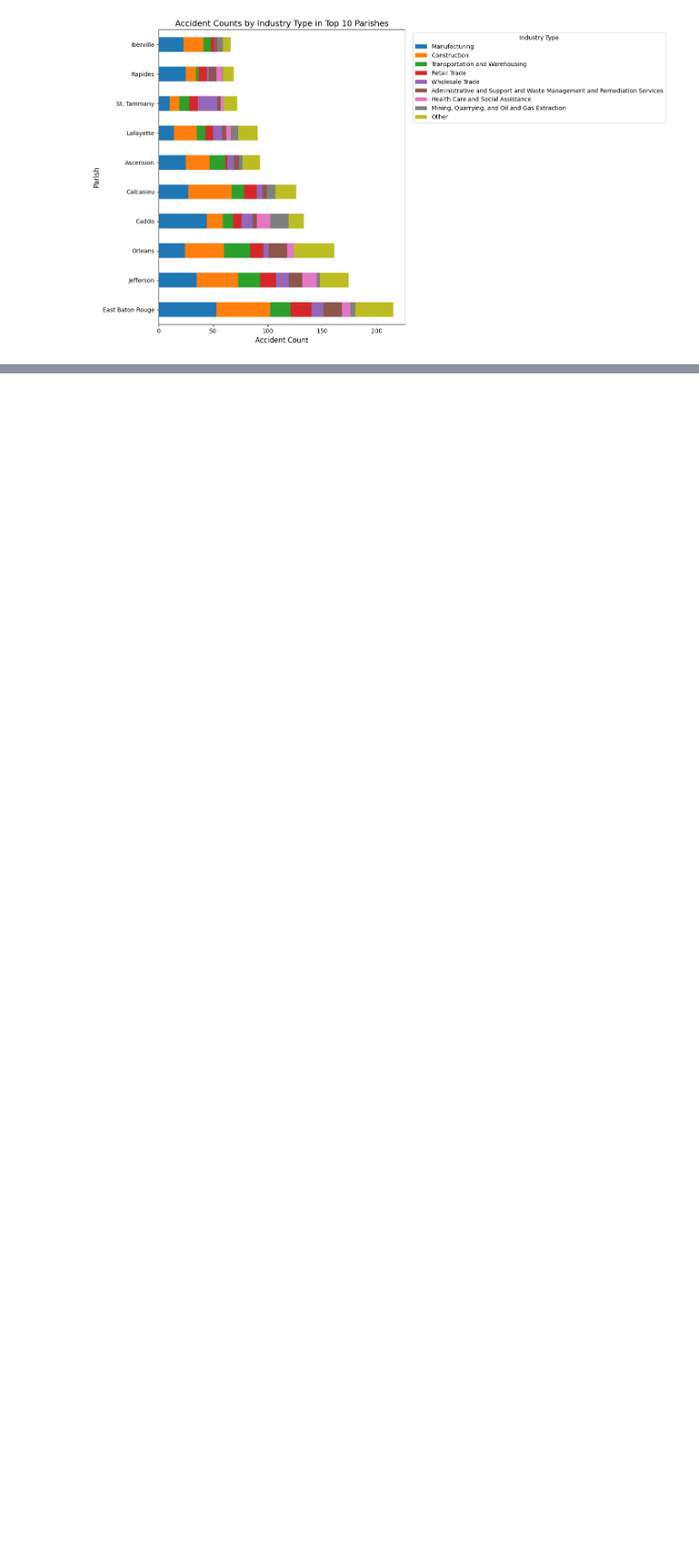
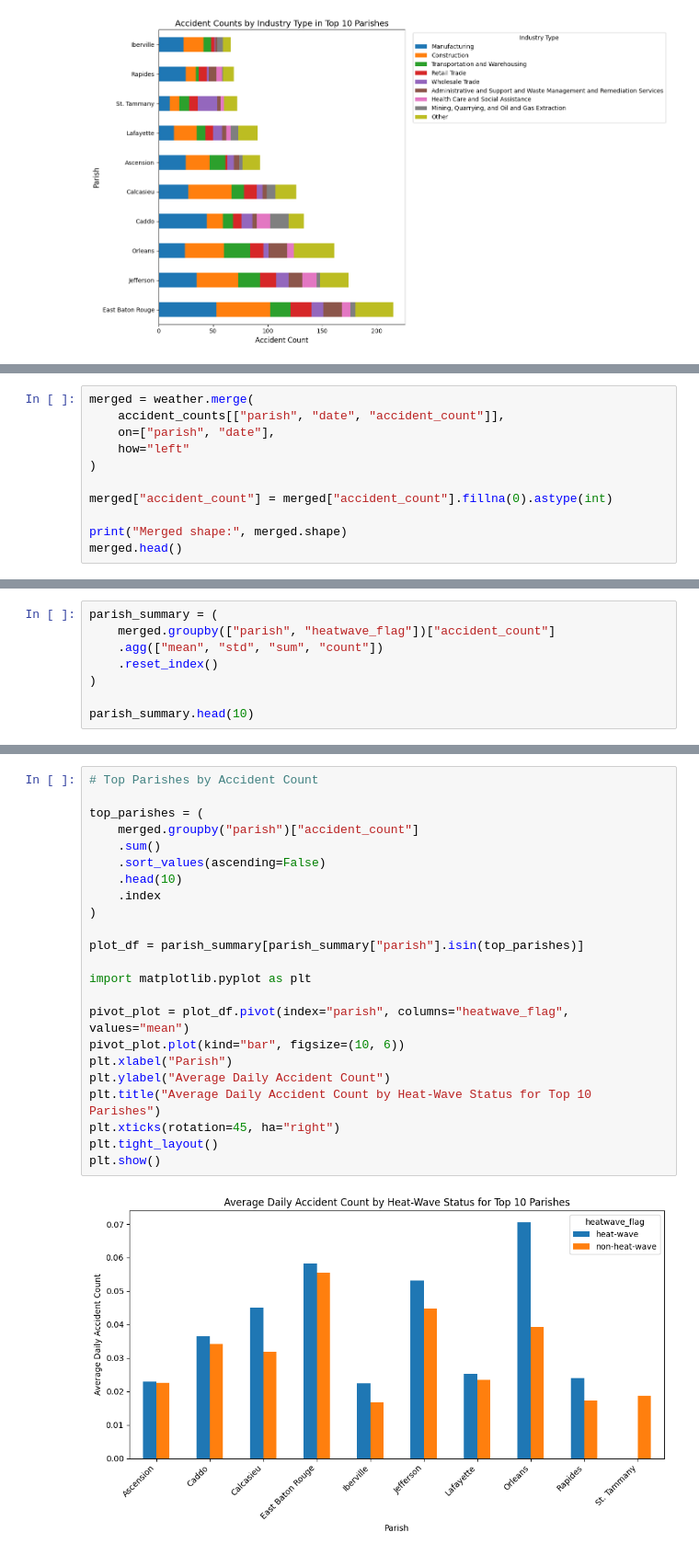
Before and after one commit to RionelxSlovesky/heatwave-accident-analysis-louisiana, a Jupyter notebook: notebooks/main_analysis.ipynb, the cells around one changed output, grey strips where cells are left out. Shown at 92% size. Drawn from its saved outputs; the diff is of its cells as text; blank space fills up the shorter version.

```diff
--- a/notebooks/main_analysis.ipynb
+++ b/notebooks/main_analysis.ipynb
@@ -172,0 +206,11 @@ plt.show()
+# %%
+merged = weather.merge(
+    accident_counts[["parish", "date", "accident_count"]],
+    on=["parish", "date"],
+    how="left"
+)
+
+merged["accident_count"] = merged["accident_count"].fillna(0).astype(int)
+
+print("Merged shape:", merged.shape)
+merged.head()
@@ -172,0 +274,8 @@ plt.show()
+# %%
+parish_summary = (
+    merged.groupby(["parish", "heatwave_flag"])["accident_count"]
+    .agg(["mean", "std", "sum", "count"])
+    .reset_index()
+)
+
+parish_summary.head(10)
@@ -172,0 +382,25 @@ plt.show()
+# %%
+# Top Parishes by Accident Count
+
+top_parishes = (
+    merged.groupby("parish")["accident_count"]
+    .sum()
+    .sort_values(ascending=False)
+    .head(10)
+    .index
+)
+
+plot_df = parish_summary[parish_summary["parish"].isin(top_parishes)]
+
+import matplotlib.pyplot as plt
+
+pivot_plot = plot_df.pivot(index="parish", columns="heatwave_flag", values="mean")
+pivot_plot.plot(kind="bar", figsize=(10, 6))
+plt.xlabel("Parish")
+plt.ylabel("Average Daily Accident Count")
+plt.title("Average Daily Accident Count by Heat-Wave Status for Top 10 Parishes")
+plt.xticks(rotation=45, ha="right")
+plt.tight_layout()
+plt.show()
+# %% [output]
+[figure, added]
```
Also changed, not shown: parts of 44 cells of this notebook, 4 other files.
